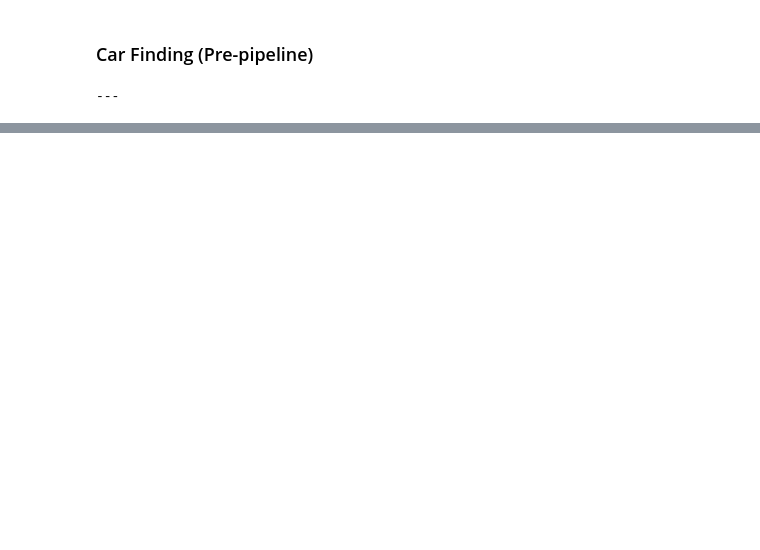
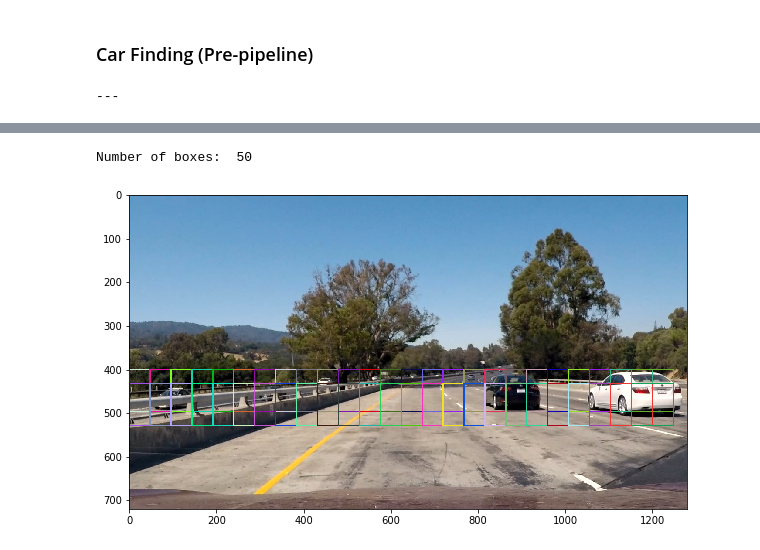
Before and after one commit to x65han/Vehicle-Detection, a Jupyter notebook: project.ipynb, the cells around one changed output, grey strips where cells are left out. Saved outputs shown, nothing was run; the diff lists cells and outputs as text; code cells hidden in the pictures; blank space fills up the shorter version.

```diff
--- a/project.ipynb
+++ b/project.ipynb
@@ -380,0 +440,26 @@ print('---')
+# %%
+
+test_image = mpimg.imread('./assets/inputs/test1.jpg')
+
+rects = []
+
+ystart = 400
+ystop = 496
+scale = 1.5
+rects.append(find_cars(test_image, ystart, ystop, scale, colorspace, hog_channel, svc, None,
+                       orient, pix_per_cell, cell_per_block, None, None, show_all_rectangles=True))
+ystart = 432
+ystop = 528
+scale = 1.5
+rects.append(find_cars(test_image, ystart, ystop, scale, colorspace, hog_channel, svc, None,
+                       orient, pix_per_cell, cell_per_block, None, None, show_all_rectangles=True))
+
+rectangles = [item for sublist in rects for item in sublist]
+test_image_rects = draw_boxes(test_image, rectangles, color='random', thick=2)
+plt.figure(figsize=(10,10))
+plt.imshow(test_image_rects)
+plt.savefig("./assets/report/window_2.jpg")
+print('Number of boxes: ', len(rectangles))
+# %% [output]
+Number of boxes:  50
+[figure, added]
```
Also changed, not shown: parts of 24 cells of this notebook, 31 other files.
